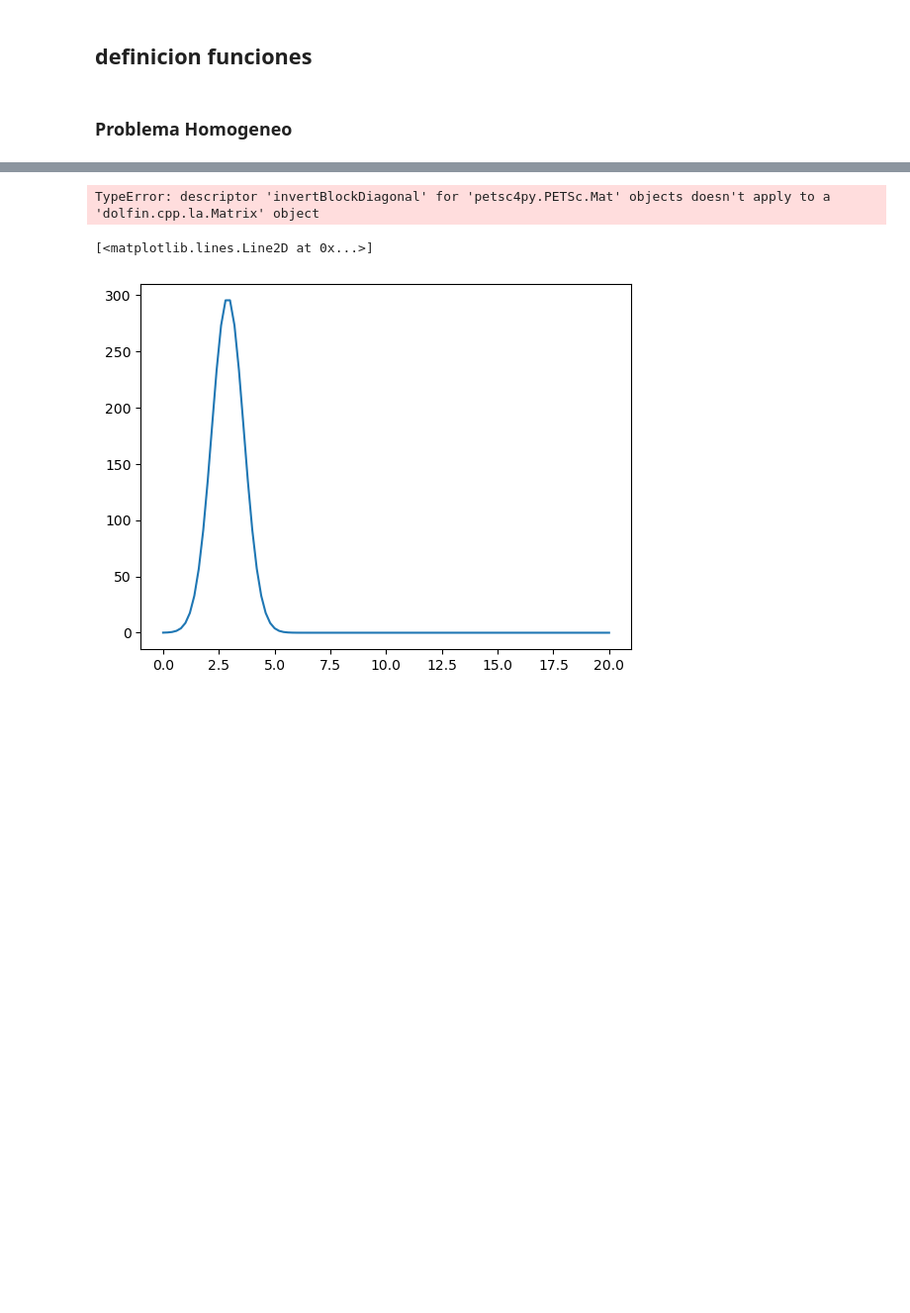
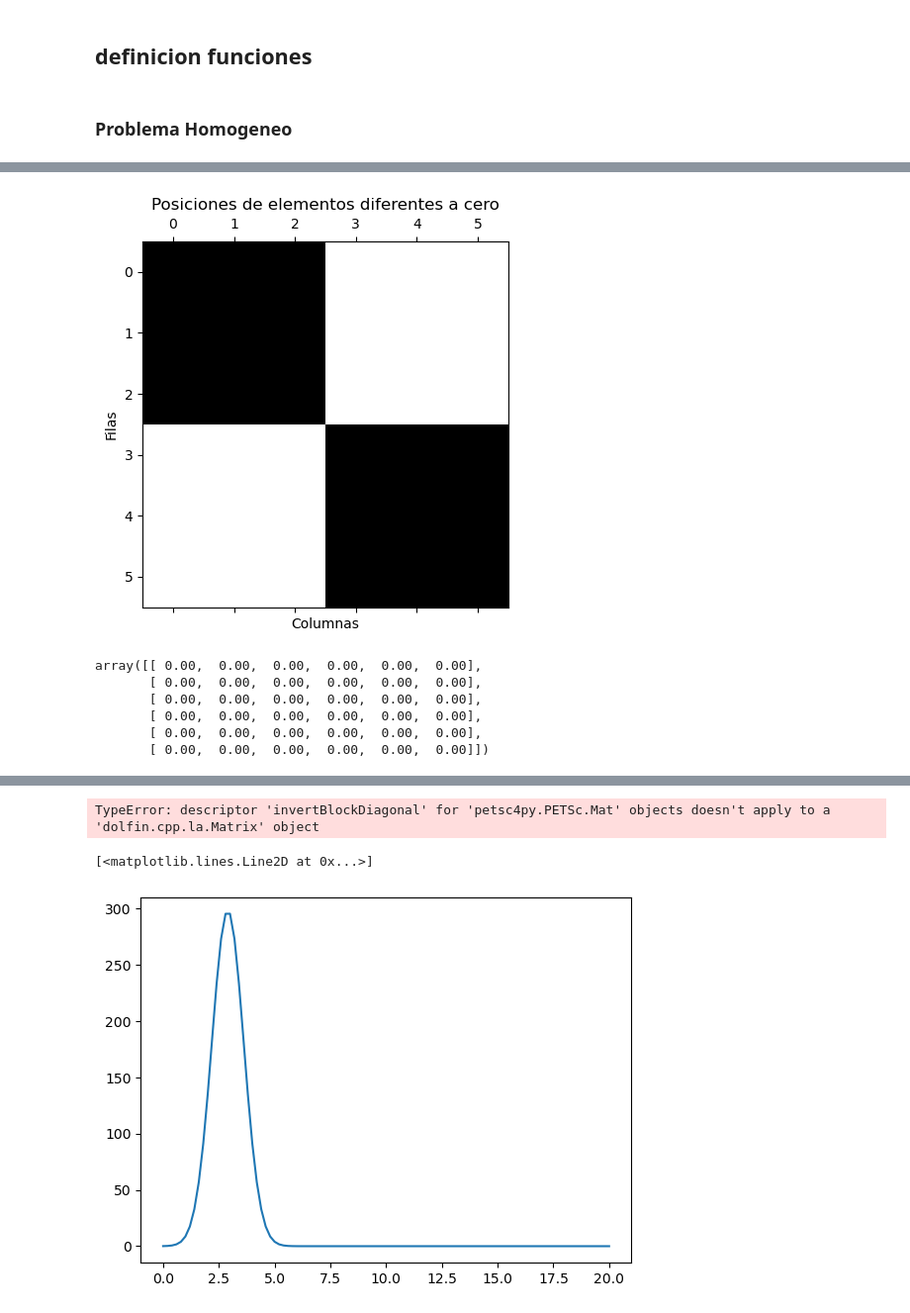
Before and after one commit to Sebastian-gomezC/Exponencial_time_schemes, a Jupyter notebook: FEniCS/DG/difusión convección/advección_difusion.ipynb, the cells around one changed output, grey strips where cells are left out. Shown at 99% size. Cells and saved outputs as stored; diff of their text form; code cells hidden in the pictures; blank space fills up the shorter version.

```diff
--- a/FEniCS/DG/difusión convección/advección_difusion.ipynb
+++ b/FEniCS/DG/difusión convección/advección_difusion.ipynb
@@ -438,0 +826,17 @@ array([[ 1.00,  0.00,  0.00,  0.00,  0.00,  0.00,  0.00,  0.00,  0.00,
+# %%
+plt.spy(a.array())
+plt.title('Posiciones de elementos diferentes a cero')
+plt.xlabel('Columnas')
+plt.ylabel('Filas')
+plt.show()
+# %% [output]
+[figure, added]
+# %%
+matriz_penalizada
+# %% [output]
+array([[ 0.00,  0.00,  0.00,  0.00,  0.00,  0.00],
+       [ 0.00,  0.00,  0.00,  0.00,  0.00,  0.00],
+       [ 0.00,  0.00,  0.00,  0.00,  0.00,  0.00],
+       [ 0.00,  0.00,  0.00,  0.00,  0.00,  0.00],
+       [ 0.00,  0.00,  0.00,  0.00,  0.00,  0.00],
+       [ 0.00,  0.00,  0.00,  0.00,  0.00,  0.00]])
```
Also changed, not shown: parts of 21 cells of this notebook, 42 other files.
